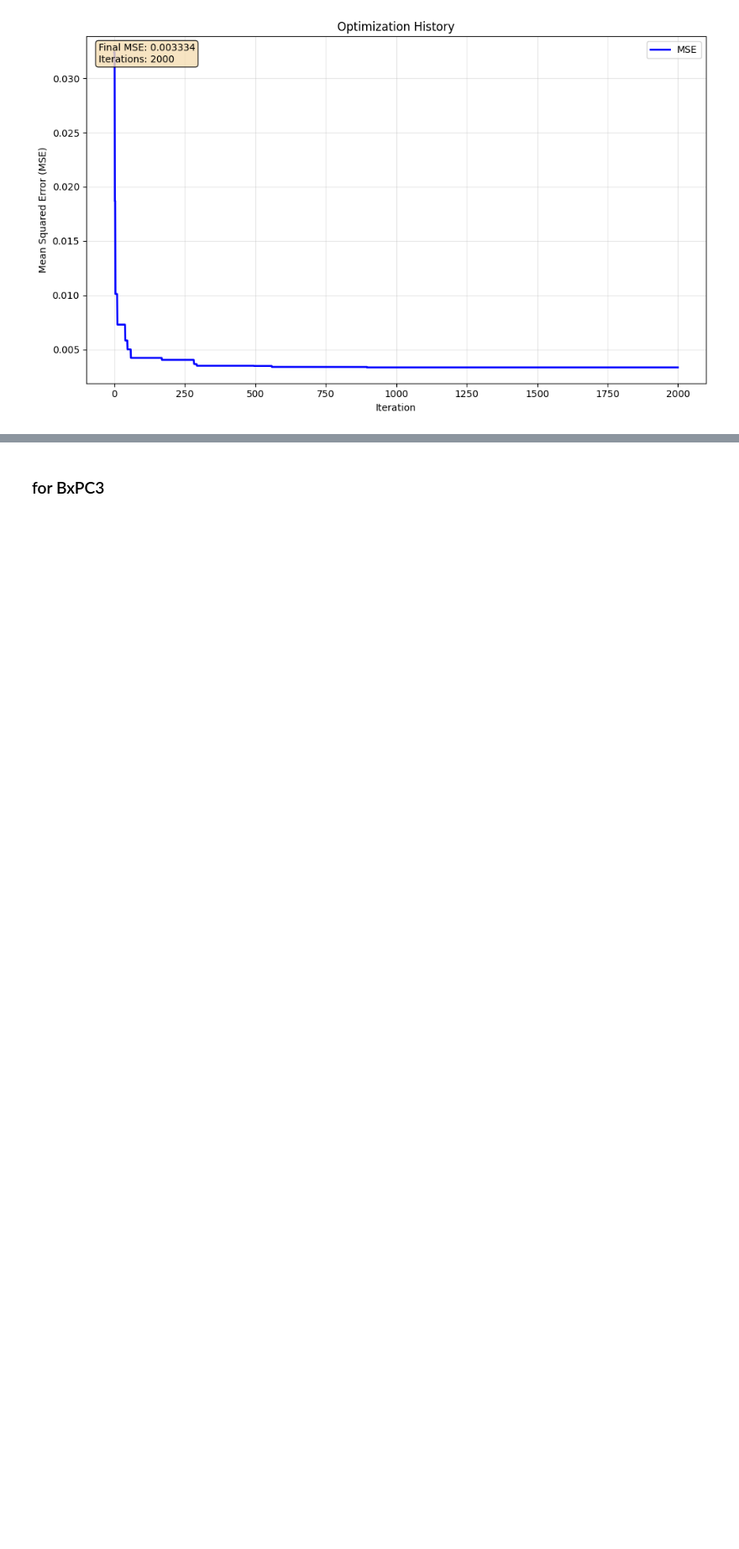
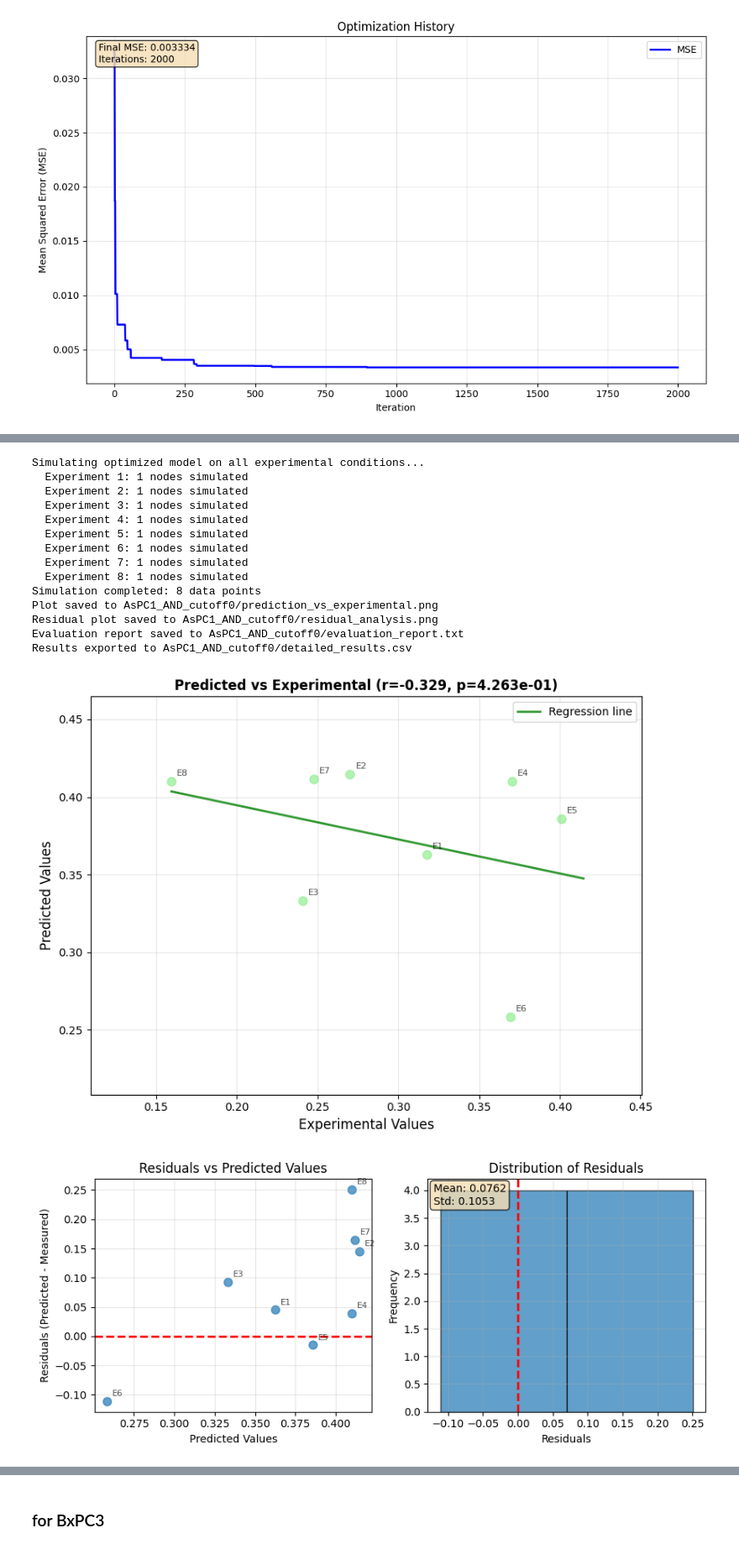
Before and after one commit to IlyaLab/BNMPy, a Jupyter notebook: pancreatic_cancer_simulation/Optimization_Eduati2020_reducedData.ipynb, the cells around one changed output, grey strips where cells are left out. Shown at 84% size. Cells and saved outputs as stored; diff of their text form; code cells hidden in the pictures; blank space fills up the shorter version.

Commit message:
add MSE sensitivity analysis, and run it on the optimized aspc1 and bxpc3 models

```diff
--- a/pancreatic_cancer_simulation/Optimization_Eduati2020_reducedData.ipynb
+++ b/pancreatic_cancer_simulation/Optimization_Eduati2020_reducedData.ipynb
@@ -120,6 +121,6 @@ No initial state provided, using a random initial state
 Network loaded successfully. There are 46 genes in the network.
 # %%
 # get the knowledge graph-derived network
-KG_string, relations = BNMPy.load_signor_network(genes, joiner='inhibitor_wins', score_cutoff=0.6)
+KG_string, relations = BNMPy.load_signor_network(genes, joiner='inhibitor_wins')
 print(KG_string)
 # %% [output]
@@ -142,0 +144,4 @@ TP53 = !MDM2 & (MAPK8 | MAPK14 | MAPK1) # Scores: MAPK8_activate:0.795; MDM2_inh
+# %%
+# get the knowledge graph-derived network
+KG_string, relations = BNMPy.load_signor_network(genes, joiner='&')
+print(KG_string)
@@ -162,7 +185,3 @@ TNF = TNF
 TNFAIP3 = TNFAIP3
 TNFRSF1A = (! MAPK1) & (TNF) # Scores: MAPK1_inhibit:0.501; TNF_activate:0.925
 TP53 = (MAPK8) & (! MDM2) & (MAPK1) & (IKBKB) # Scores: MAPK8_activate:0.795; MDM2_inhibit:0.968; MAPK1_activate:0.777; IKBKB_activate:0.52
-# %%
-# get the knowledge graph-derived network
-KG_string, relations = BNMPy.load_signor_network(genes, joiner='&', score_cutoff=0.7)
-print(KG_string)
@@ -760,0 +797,30 @@ PSO Setup:
+# %%
+aspc1_pbn = optimizer.get_optimized_pbn(result)
+np.random.seed(9)
+output_dir = "AsPC1_AND_cutoff0"
+evaluator = Optimizer.evaluate_optimization_result(
+    result,
+    optimizer,
+    output_dir=output_dir,
+    plot_residuals=True,
+    save=True,
+    detailed=True,
+    figsize=(8, 6)
+)
+# %% [output]
+Simulating optimized model on all experimental conditions...
+  Experiment 1: 1 nodes simulated
+  Experiment 2: 1 nodes simulated
+  Experiment 3: 1 nodes simulated
+  Experiment 4: 1 nodes simulated
+  Experiment 5: 1 nodes simulated
+  Experiment 6: 1 nodes simulated
+  Experiment 7: 1 nodes simulated
+  Experiment 8: 1 nodes simulated
+Simulation completed: 8 data points
+Plot saved to AsPC1_AND_cutoff0/prediction_vs_experimental.png
+Residual plot saved to AsPC1_AND_cutoff0/residual_analysis.png
+Evaluation report saved to AsPC1_AND_cutoff0/evaluation_report.txt
+Results exported to AsPC1_AND_cutoff0/detailed_results.csv
+[figure, added]
+[figure, added]
```
Also changed, not shown: parts of 38 cells of this notebook, 33 other files.
